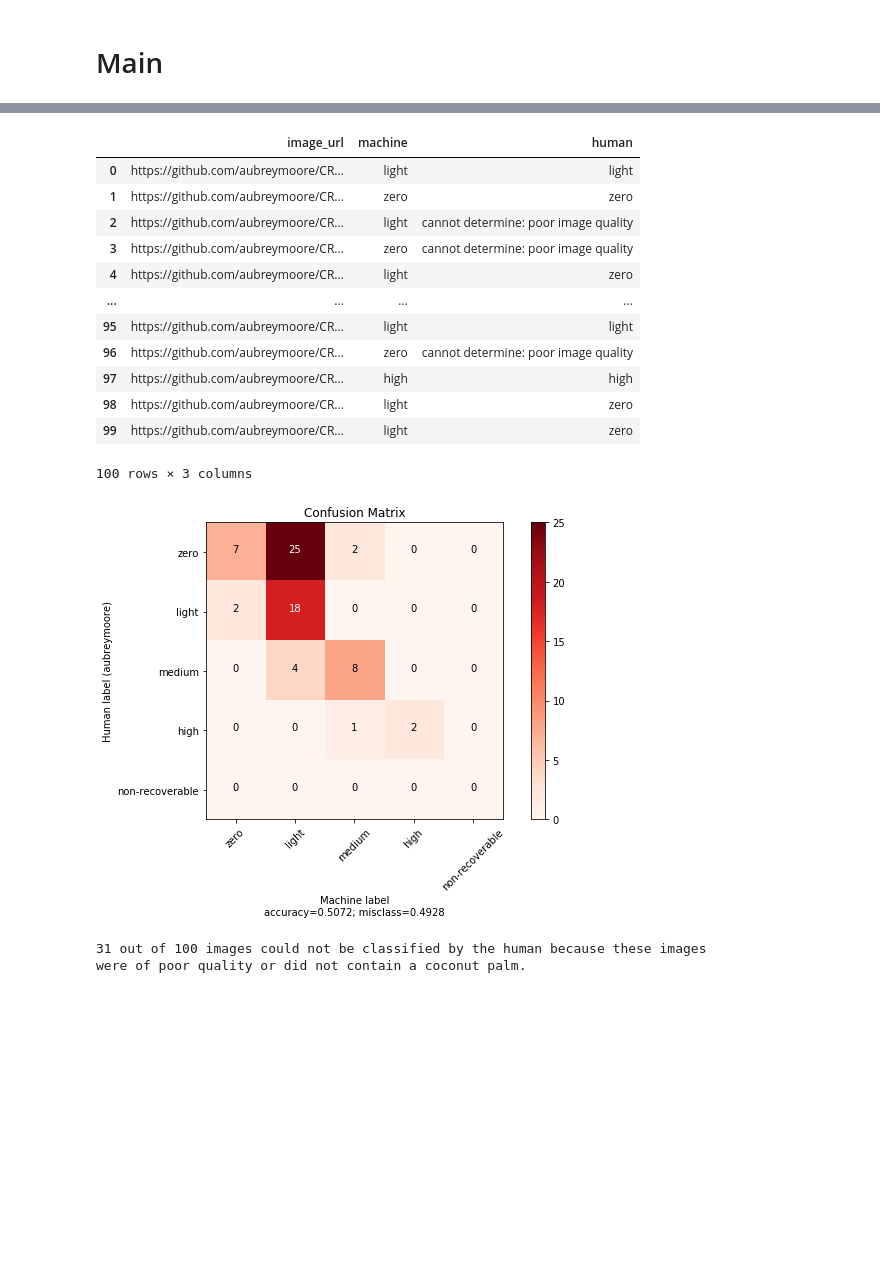
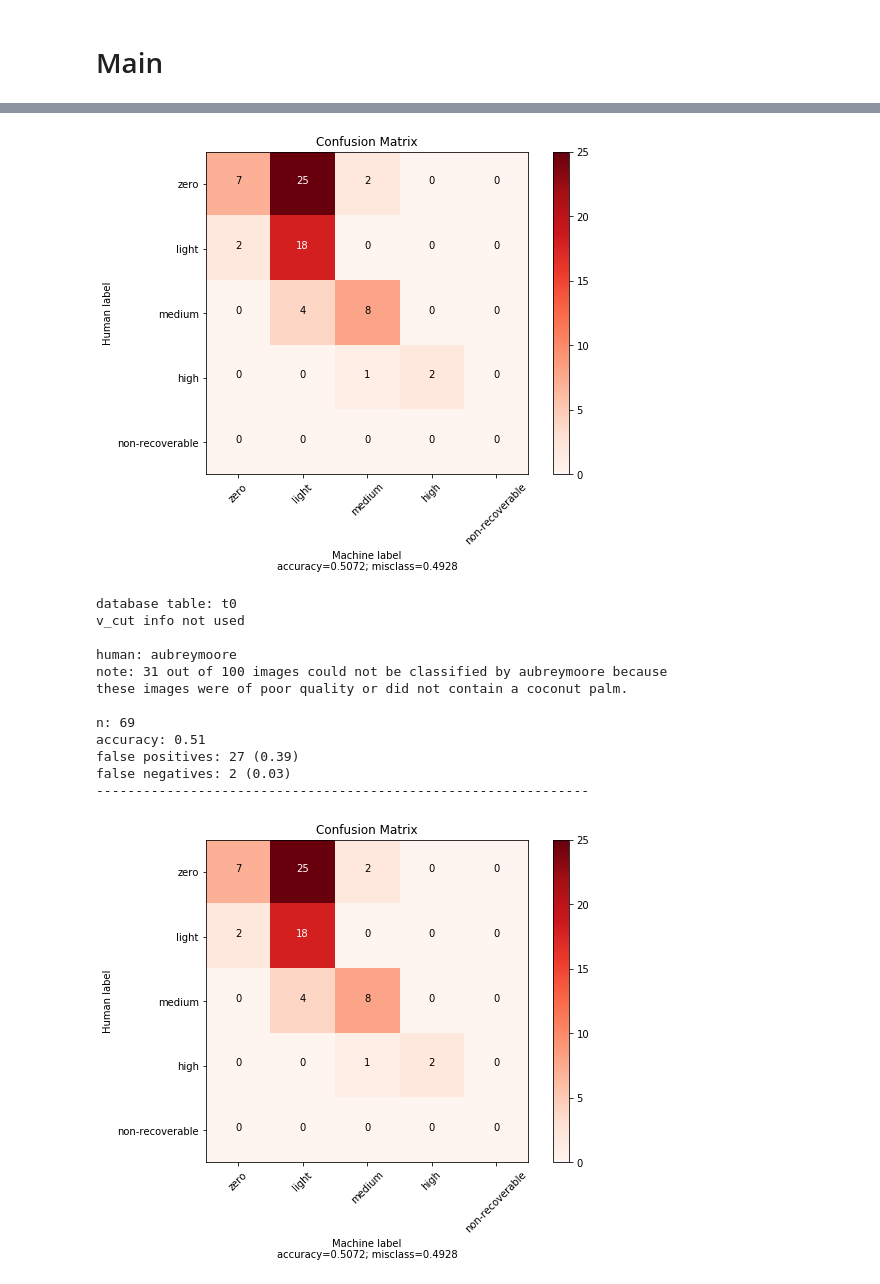
Before and after one commit to aubreymoore/CRB-Damage-Survey-Validation, a Jupyter notebook: confusion_matrix.ipynb, the cells around one changed output, grey strips where cells are left out. Cells and saved outputs as stored; diff of their text form; code cells hidden in the pictures; blank space fills up the shorter version.

Commit message:
added vcut info to model

```diff
--- a/confusion_matrix.ipynb
+++ b/confusion_matrix.ipynb
@@ -18,2 +20,3 @@ from pandasql import sqldf
 # %%
 TURKLE_RESULTS_CSV_PATH = '/home/aubrey/Desktop/CRB-Damage-Survey-Validation/index-Batch_7_results.csv'
+DATABASE = 'Guam01.db'
@@ -89,7 +94,7 @@ def plot_confusion_matrix(cm,
 
 
     plt.tight_layout()
-    plt.ylabel(f'Human label ({human_name})')
+    plt.ylabel(f'Human label')
     plt.xlabel('Machine label\naccuracy={:0.4f}; misclass={:0.4f}'.format(accuracy, misclass))
     plt.savefig('confusion-matrix.pdf')
     plt.savefig('confusion_matrix.png')
@@ -106,40 +176,0 @@ df.head(1)
-# %%
-labels = ['zero','light','medium','high','non-recoverable']
-human_name = df['Turkle.Username'][0]
-df.rename({'Input.image_url':'image_url', 'Answer.answer':'human'}, axis='columns', inplace=True)
-df['machine'] = df.apply(lambda r: labels[r['Input.damage_index']], axis=1)
-df1 = df.filter(['image_url', 'machine', 'human'], axis='columns')
-df1
-# %% [output]
-|  | image_url | machine | human |
-| 0 | https://github.com/aubreymoore/CR... | light | light |
-| 1 | https://github.com/aubreymoore/CR... | zero | zero |
-| 2 | https://github.com/aubreymoore/CR... | light | cannot determine: poor image quality |
-| 3 | https://github.com/aubreymoore/CR... | zero | cannot determine: poor image quality |
-| 4 | https://github.com/aubreymoore/CR... | light | zero |
-| ... | ... | ... | ... |
-| 95 | https://github.com/aubreymoore/CR... | light | light |
-| 96 | https://github.com/aubreymoore/CR... | zero | cannot determine: poor image quality |
-| 97 | https://github.com/aubreymoore/CR... | high | high |
-| 98 | https://github.com/aubreymoore/CR... | light | zero |
-| 99 | https://github.com/aubreymoore/CR... | light | zero |
-100 rows × 3 columns
-# %%
-cm = metrics.confusion_matrix(list(df1.human), list(df1.machine), labels=labels)
-
-plt.rcParams.update({'figure.autolayout': True})
-plot = plot_confusion_matrix(cm           = cm,
-                      cmap         = plt.cm.Reds,
-                      normalize    = False,
-                      target_names = labels,
-                      title        = "Confusion Matrix")
-# %% [output]
-[figure, removed]
-# %%
-bad_images = sqldf('SELECT COUNT(*) FROM df WHERE human LIKE "cannot%";').values[0][0]
-n = df.shape[0]
-print(f'{bad_images} out of {n} images could not be classified by the human because these images')
-print('were of poor quality or did not contain a coconut palm.')
-# %% [output]
-31 out of 100 images could not be classified by the human because these images
-were of poor quality or did not contain a coconut palm.
@@ -145,0 +179,22 @@ were of poor quality or did not contain a coconut palm.
+# %%
+captions = {'t0': 'v_cut info not used',
+       't1': 'rule 1 implemented: machine_index 0 promoted to 1 if tree has >0 v-cuts',
+       't2': 'rule 1 implemented, plus\nrule 2 implemented: machine_index 1 demoted to 0 if tree has 0 v-cuts',
+       't3': 'rule 1 and 2 implemented, plus\nrule 3 implemented: machine_index 2 demoted to 0 if tree has 0 v-cuts'}
+for db_table_name, caption in captions.items():
+    generate_confusion_matrix(db_table_name, caption)
+# %% [output]
+[figure, added]
+database table: t0
+v_cut info not used
+
+human: aubreymoore
+note: 31 out of 100 images could not be classified by aubreymoore because
+these images were of poor quality or did not contain a coconut palm.
+
+n: 69
+accuracy: 0.51
+false positives: 27 (0.39)
+false negatives: 2 (0.03)
+---------------------------------------------------------------
+[figure, added]
```
Also changed, not shown: parts of 8 cells of this notebook, 3 other files.
